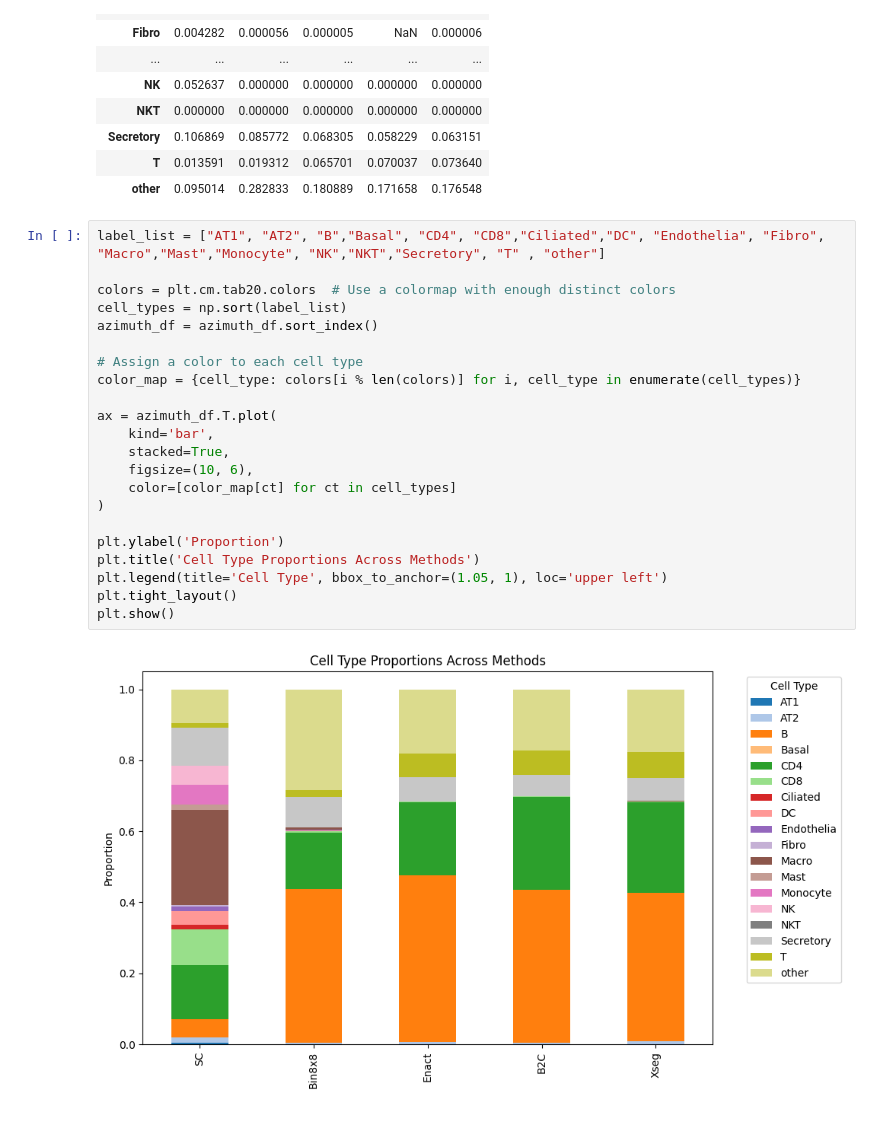
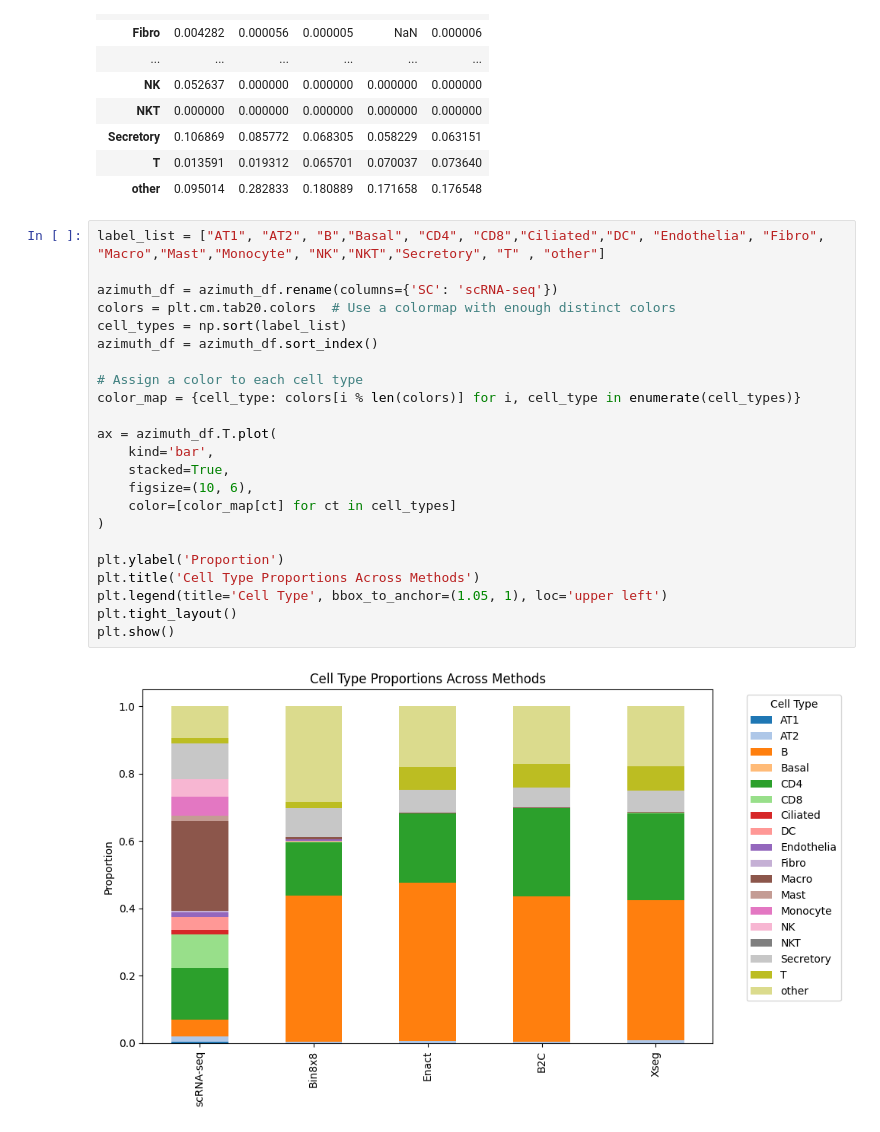
Before and after one commit to RaphaelDeGottardi/MasterThesis, a Jupyter notebook: Benchmarking pipeline/CellTypeAssignment metrics/Azimuth/Azimuth_plots.ipynb, the cells around one changed output. Cells and saved outputs as stored; diff of their text form.

```diff
--- a/Benchmarking pipeline/CellTypeAssignment metrics/Azimuth/Azimuth_plots.ipynb
+++ b/Benchmarking pipeline/CellTypeAssignment metrics/Azimuth/Azimuth_plots.ipynb
@@ -28,25 +28,26 @@ azimuth_df
 # %%
 label_list = ["AT1", "AT2", "B","Basal", "CD4", "CD8","Ciliated","DC", "Endothelia", "Fibro",
 "Macro","Mast","Monocyte", "NK","NKT","Secretory", "T" , "other"]
 
+azimuth_df = azimuth_df.rename(columns={'SC': 'scRNA-seq'})
 colors = plt.cm.tab20.colors  # Use a colormap with enough distinct colors
 cell_types = np.sort(label_list)
 azimuth_df = azimuth_df.sort_index()
 
 # Assign a color to each cell type
 color_map = {cell_type: colors[i % len(colors)] for i, cell_type in enumerate(cell_types)}
 
 ax = azimuth_df.T.plot(
     kind='bar',
     stacked=True,
     figsize=(10, 6),
     color=[color_map[ct] for ct in cell_types]
 )
 
 plt.ylabel('Proportion')
 plt.title('Cell Type Proportions Across Methods')
 plt.legend(title='Cell Type', bbox_to_anchor=(1.05, 1), loc='upper left')
 plt.tight_layout()
 plt.show()
 # %% [output]
-[figure, old version]
+[figure, new version]
```
Also changed, not shown: 4 other files.
